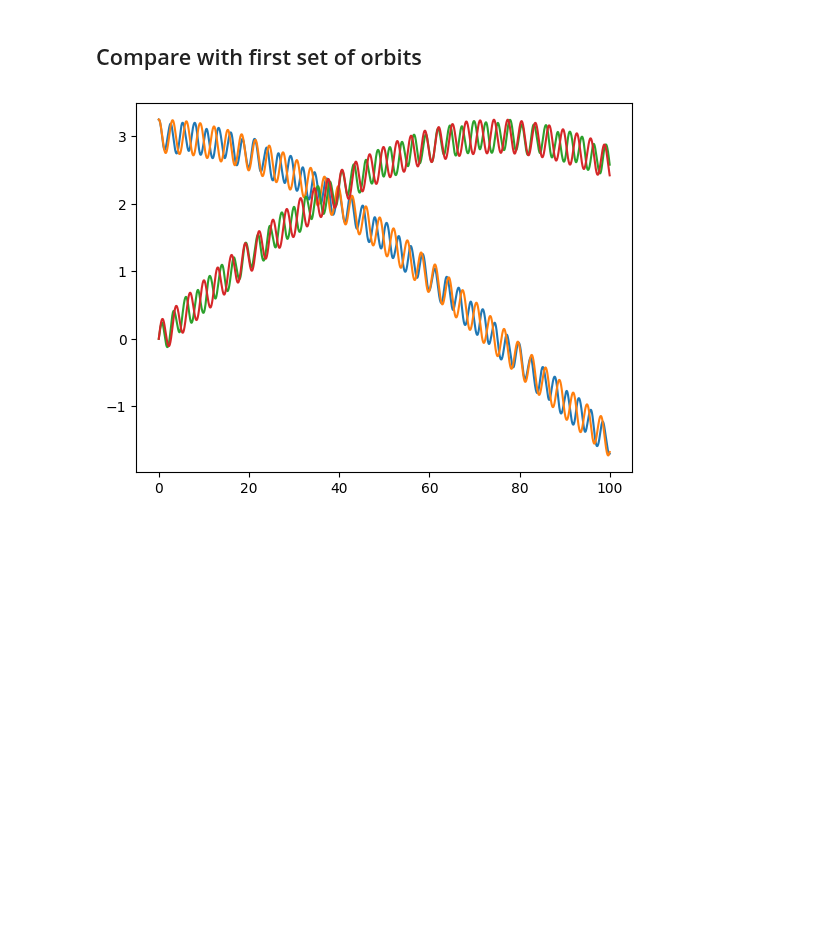
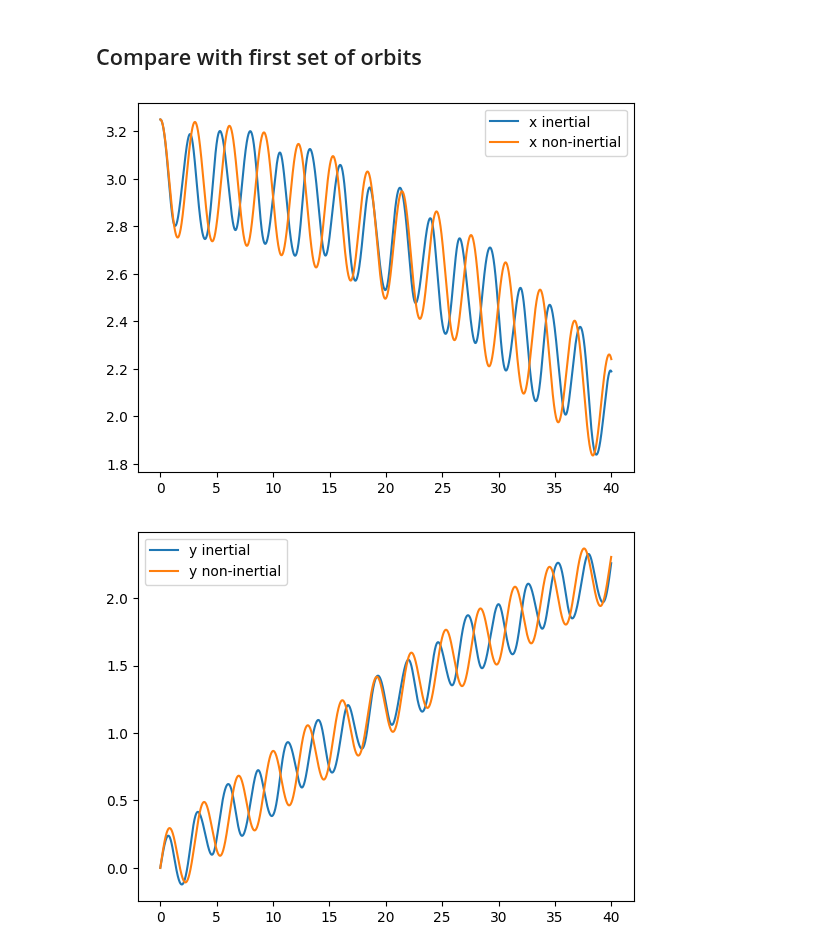
Before and after one commit to EXP-code/pyEXP-examples, a Jupyter notebook: How-To/Recipes/Orbits/OrbitingFrame.ipynb, the cells around one changed output. Cells and saved outputs as stored; diff of their text form; code cells hidden in the pictures; blank space fills up the shorter version.

```diff
--- a/How-To/Recipes/Orbits/OrbitingFrame.ipynb
+++ b/How-To/Recipes/Orbits/OrbitingFrame.ipynb
@@ -142,12 +142,16 @@ Text(0, 0.5, 'y')
 ## Compare with first set of orbits
 # %%
 # Final point
-last = 10000
+last = 4000
 
 plt.plot(times[:last], orbits[0][0, :last], label='x inertial')
 plt.plot(times2[:last], orbits2[0][0, :last]+Ro*np.cos(Freq*times2[:last]), label='x non-inertial')
+plt.legend()
+plt.show()
 plt.plot(times[:last], orbits[0][1, :last], label='y inertial')
 plt.plot(times2[:last], orbits2[0][1, :last]+Ro*np.sin(Freq*times2[:last]), label='y non-inertial')
+plt.legend()
 plt.show()
 # %% [output]
-[figure, old version]
+[figure, new version]
+[figure, added]
```
Also changed, not shown: parts of 1 cell of this notebook.
